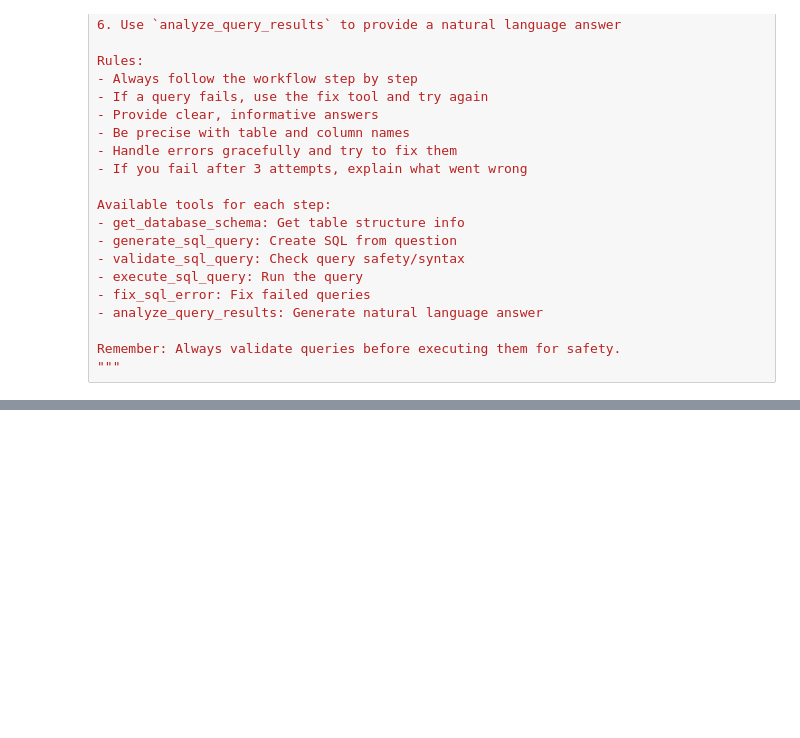
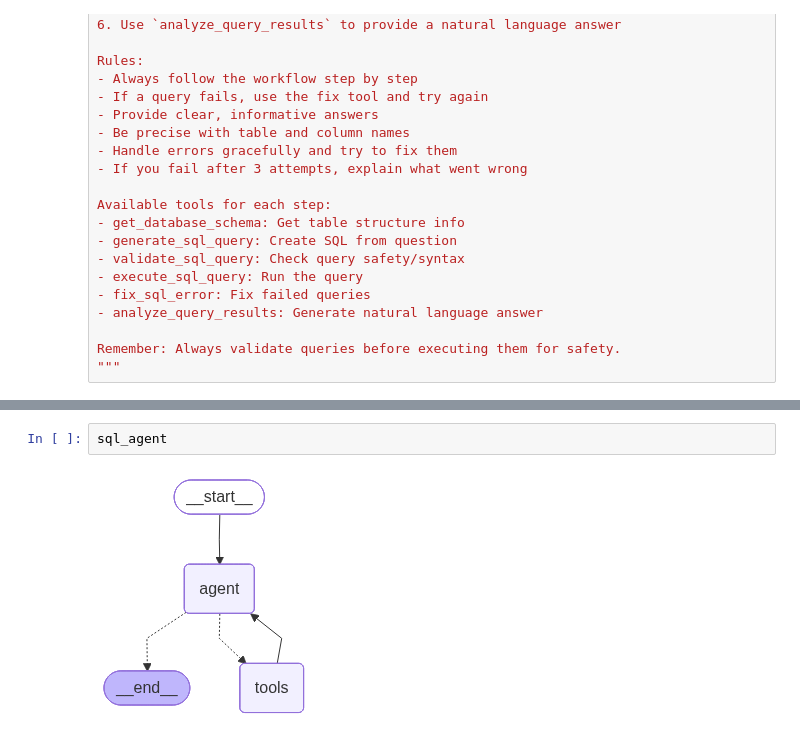
Before and after one commit to laxmimerit/Langchain-v1-Projects, a Jupyter notebook: 04 SQL Agent with Langgraph/SQL Agent with Langgraph.ipynb, the cells around one changed output, grey strips where cells are left out. Saved outputs shown, nothing was run; the diff lists cells and outputs as text; blank space fills up the shorter version.

```diff
--- a/04 SQL Agent with Langgraph/SQL Agent with Langgraph.ipynb
+++ b/04 SQL Agent with Langgraph/SQL Agent with Langgraph.ipynb
@@ -324,3 +348,7 @@ print("✓ Created SQL agent with create_agent")
+# %%
+sql_agent
+# %% [output]
+[figure, added]
 # %%
 
 # ============================================================================
```
Also changed, not shown: parts of 10 cells of this notebook.
